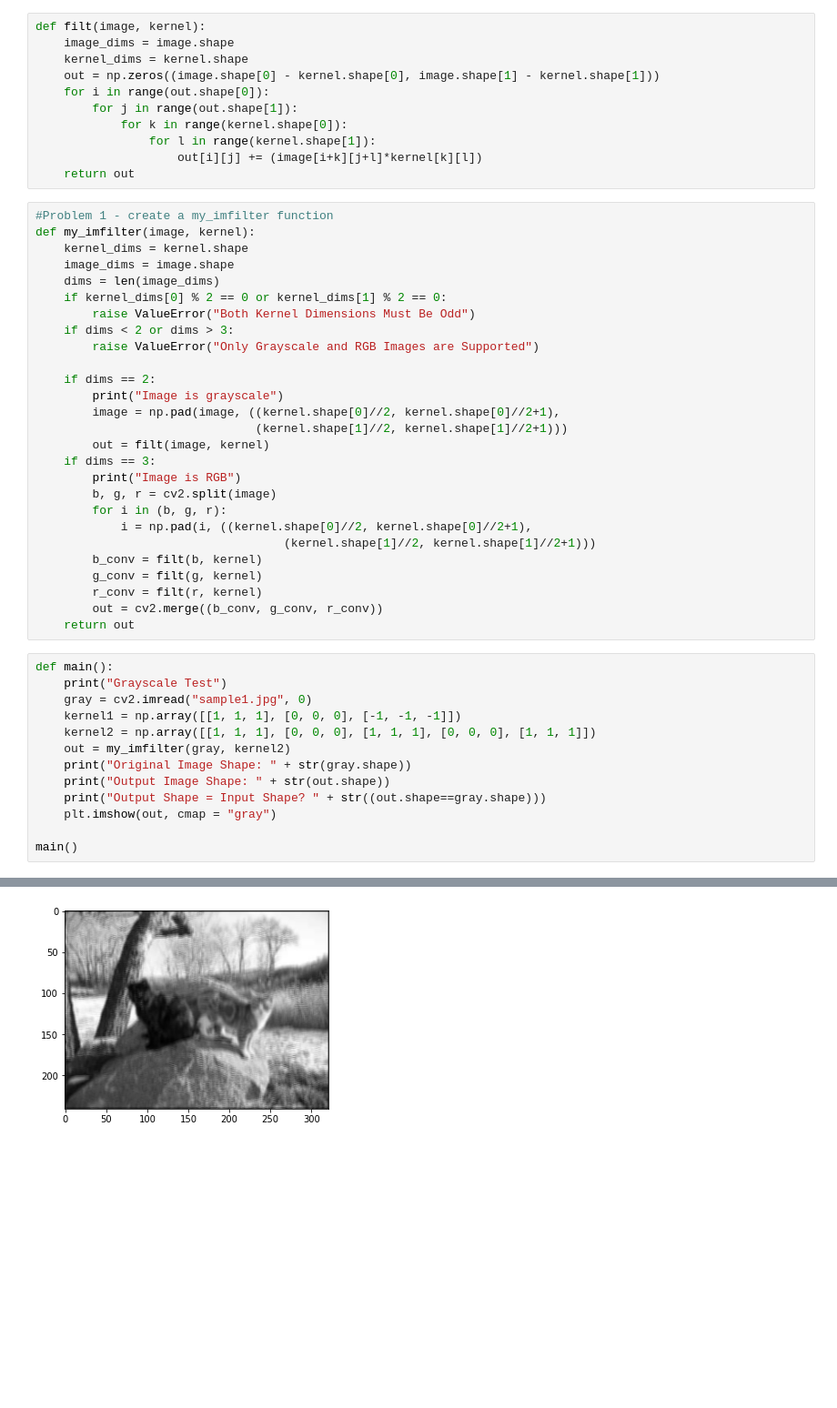
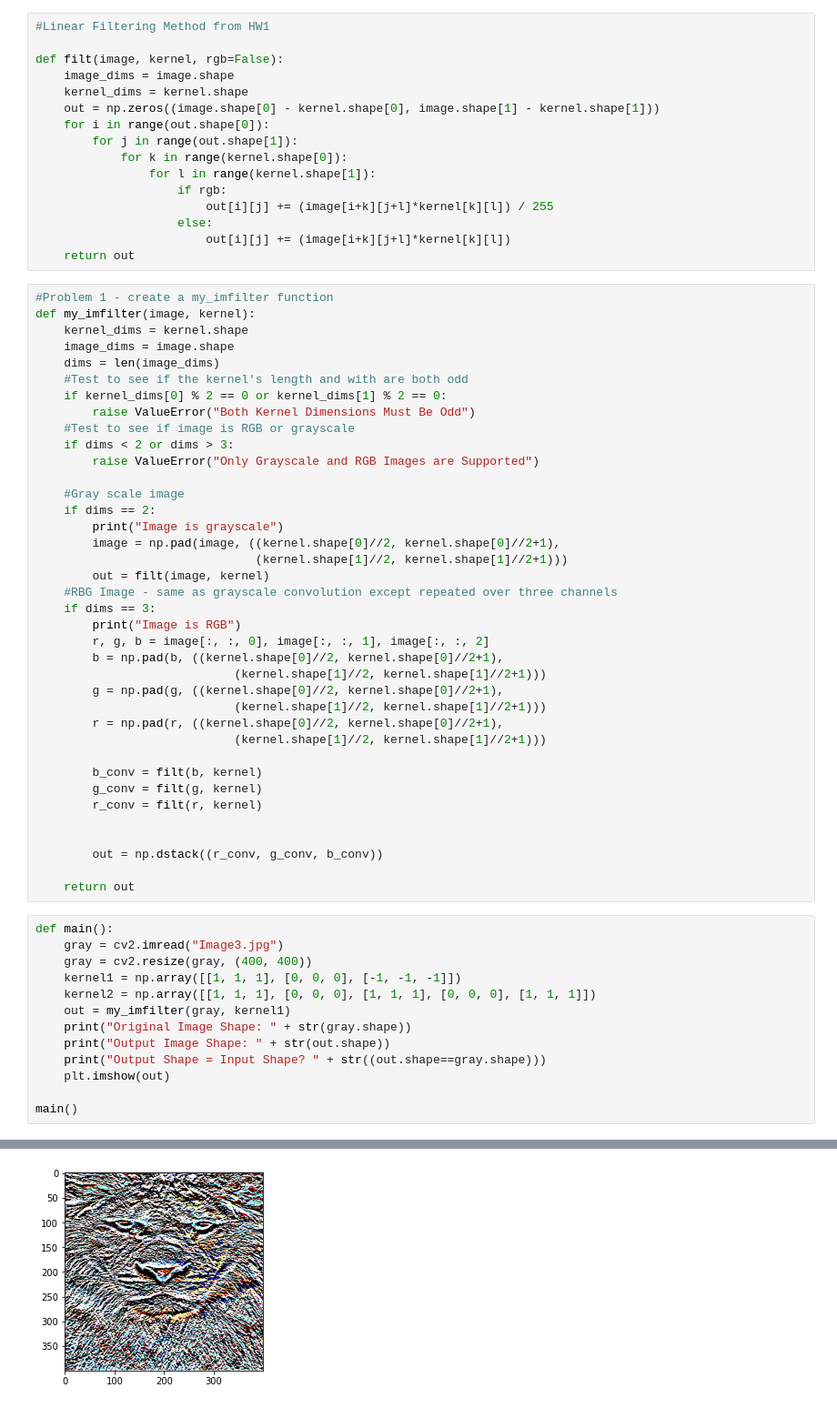
Before and after one commit to zmz223/CS584, a Jupyter notebook: hw3/hw3.ipynb, the cells around one changed output, grey strips where cells are left out. Shown at 91% size. Saved outputs shown, nothing was run; the diff lists cells and outputs as text; blank space fills up the shorter version.

```diff
--- a/hw3/hw3.ipynb
+++ b/hw3/hw3.ipynb
@@ -6,5 +8,7 @@ import matplotlib.pyplot as plt
 # %%
-def filt(image, kernel):
+#Linear Filtering Method from HW1
+
+def filt(image, kernel, rgb=False):
     image_dims = image.shape
     kernel_dims = kernel.shape
     out = np.zeros((image.shape[0] - kernel.shape[0], image.shape[1] - kernel.shape[1]))
@@ -12,7 +16,10 @@ def filt(image, kernel):
         for j in range(out.shape[1]):
             for k in range(kernel.shape[0]):
                 for l in range(kernel.shape[1]):
-                    out[i][j] += (image[i+k][j+l]*kernel[k][l])
+                    if rgb:
+                        out[i][j] += (image[i+k][j+l]*kernel[k][l]) / 255
+                    else:
+                        out[i][j] += (image[i+k][j+l]*kernel[k][l])
     return out
 # %%
 #Problem 1 - create a my_imfilter function
@@ -20,38 +27,49 @@ def my_imfilter(image, kernel):
     kernel_dims = kernel.shape
     image_dims = image.shape
     dims = len(image_dims)
+    #Test to see if the kernel's length and with are both odd
     if kernel_dims[0] % 2 == 0 or kernel_dims[1] % 2 == 0:
         raise ValueError("Both Kernel Dimensions Must Be Odd")
+    #Test to see if image is RGB or grayscale
     if dims < 2 or dims > 3:
         raise ValueError("Only Grayscale and RGB Images are Supported")
 
+    #Gray scale image
     if dims == 2:
         print("Image is grayscale")
         image = np.pad(image, ((kernel.shape[0]//2, kernel.shape[0]//2+1),
                                (kernel.shape[1]//2, kernel.shape[1]//2+1)))
         out = filt(image, kernel)
+    #RBG Image - same as grayscale convolution except repeated over three channels
     if dims == 3:
         print("Image is RGB")
-        b, g, r = cv2.split(image)
-        for i in (b, g, r):
-            i = np.pad(i, ((kernel.shape[0]//2, kernel.shape[0]//2+1),
-                                   (kernel.shape[1]//2, kernel.shape[1]//2+1)))
+        r, g, b = image[:, :, 0], image[:, :, 1], image[:, :, 2]
+        b = np.pad(b, ((kernel.shape[0]//2, kernel.shape[0]//2+1),
+                            (kernel.shape[1]//2, kernel.shape[1]//2+1)))
+        g = np.pad(g, ((kernel.shape[0]//2, kernel.shape[0]//2+1),
+                            (kernel.shape[1]//2, kernel.shape[1]//2+1)))
+        r = np.pad(r, ((kernel.shape[0]//2, kernel.shape[0]//2+1),
+                            (kernel.shape[1]//2, kernel.shape[1]//2+1)))
+
         b_conv = filt(b, kernel)
         g_conv = filt(g, kernel)
         r_conv = filt(r, kernel)
-        out = cv2.merge((b_conv, g_conv, r_conv))
+
+
+        out = np.dstack((r_conv, g_conv, b_conv))
+
     return out
 # %%
 def main():
-    print("Grayscale Test")
-    gray = cv2.imread("sample1.jpg", 0)
+    gray = cv2.imread("Image3.jpg")
+    gray = cv2.resize(gray, (400, 400))
     kernel1 = np.array([[1, 1, 1], [0, 0, 0], [-1, -1, -1]])
     kernel2 = np.array([[1, 1, 1], [0, 0, 0], [1, 1, 1], [0, 0, 0], [1, 1, 1]])
-    out = my_imfilter(gray, kernel2)
+    out = my_imfilter(gray, kernel1)
     print("Original Image Shape: " + str(gray.shape))
     print("Output Image Shape: " + str(out.shape))
     print("Output Shape = Input Shape? " + str((out.shape==gray.shape)))
-    plt.imshow(out, cmap = "gray")
+    plt.imshow(out)
 
 main()
 # %% [output]
@@ -63 +81 @@ Output Shape = Input Shape? True
-[figure, old version]
+[figure, new version]
```
Also changed, not shown: parts of 9 cells of this notebook.
